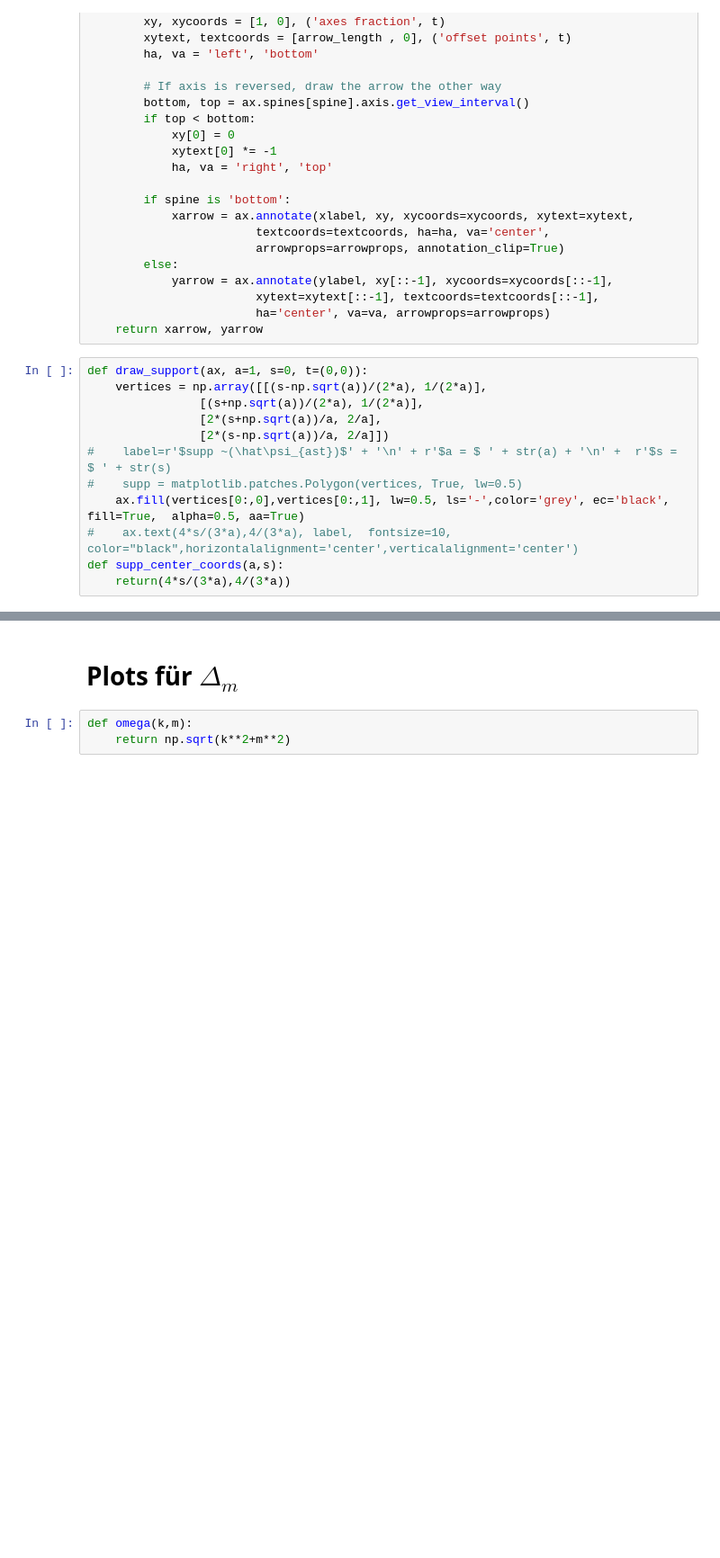
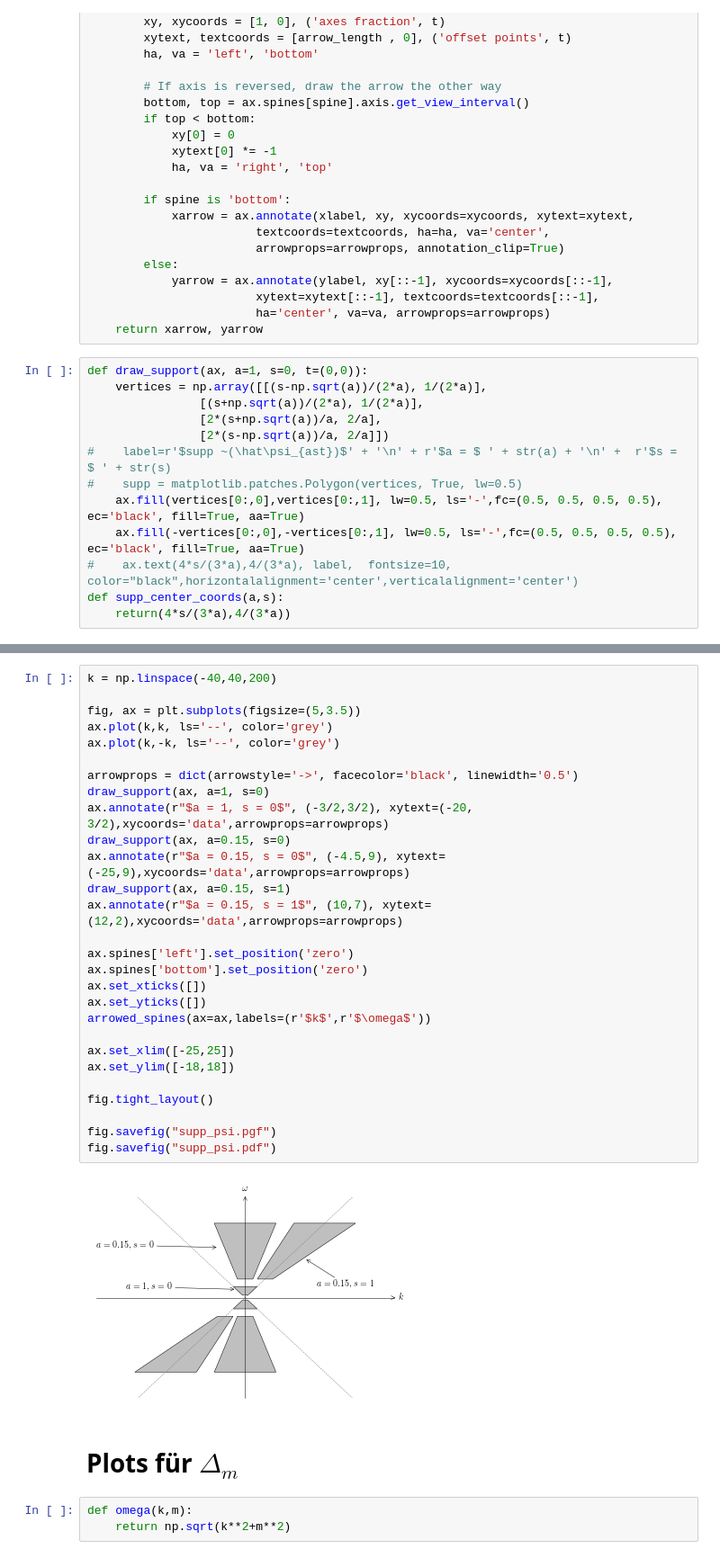
Before and after one commit to jlbosse/Bachelorarbeit, a Jupyter notebook: Aufschrieb/images/Plots.ipynb, the cells around one changed output, grey strips where cells are left out. Shown: that part at 90% size. Drawn from its saved outputs; the diff is of its cells as text; blank space fills up the shorter version.

```diff
--- a/Aufschrieb/images/Plots.ipynb
+++ b/Aufschrieb/images/Plots.ipynb
@@ -94,7 +96,8 @@ def draw_support(ax, a=1, s=0, t=(0,0)):
                 [2*(s-np.sqrt(a))/a, 2/a]])
 #    label=r'$supp ~(\hat\psi_{ast})$' + '\n' + r'$a = $ ' + str(a) + '\n' +  r'$s = $ ' + str(s)
 #    supp = matplotlib.patches.Polygon(vertices, True, lw=0.5)
-    ax.fill(vertices[0:,0],vertices[0:,1], lw=0.5, ls='-',color='grey', ec='black', fill=True,  alpha=0.5, aa=True)
+    ax.fill(vertices[0:,0],vertices[0:,1], lw=0.5, ls='-',fc=(0.5, 0.5, 0.5, 0.5), ec='black', fill=True, aa=True)
+    ax.fill(-vertices[0:,0],-vertices[0:,1], lw=0.5, ls='-',fc=(0.5, 0.5, 0.5, 0.5), ec='black', fill=True, aa=True)
 #    ax.text(4*s/(3*a),4/(3*a), label,  fontsize=10, color="black",horizontalalignment='center',verticalalignment='center')
 def supp_center_coords(a,s):
     return(4*s/(3*a),4/(3*a))
@@ -101,3 +106,33 @@ def supp_center_coords(a,s):
+# %%
+k = np.linspace(-40,40,200)
+
+fig, ax = plt.subplots(figsize=(5,3.5))
+ax.plot(k,k, ls='--', color='grey')
+ax.plot(k,-k, ls='--', color='grey')
+
+arrowprops = dict(arrowstyle='->', facecolor='black', linewidth='0.5')
+draw_support(ax, a=1, s=0)
+ax.annotate(r"$a = 1, s = 0$", (-3/2,3/2), xytext=(-20, 3/2),xycoords='data',arrowprops=arrowprops)
+draw_support(ax, a=0.15, s=0)
+ax.annotate(r"$a = 0.15, s = 0$", (-4.5,9), xytext=(-25,9),xycoords='data',arrowprops=arrowprops)
+draw_support(ax, a=0.15, s=1)
+ax.annotate(r"$a = 0.15, s = 1$", (10,7), xytext=(12,2),xycoords='data',arrowprops=arrowprops)
+
+ax.spines['left'].set_position('zero')
+ax.spines['bottom'].set_position('zero')
+ax.set_xticks([])
+ax.set_yticks([])
+arrowed_spines(ax=ax,labels=(r'$k$',r'$\omega$'))
+
+ax.set_xlim([-25,25])
+ax.set_ylim([-18,18])
+
+fig.tight_layout()
+
+fig.savefig("supp_psi.pgf")
+fig.savefig("supp_psi.pdf")
+# %% [output]
+[figure, added]
 # %% [markdown]
 # Plots für $\Delta_m$
 # %%
```
Also changed, not shown: parts of 17 cells of this notebook, 54 other files.
